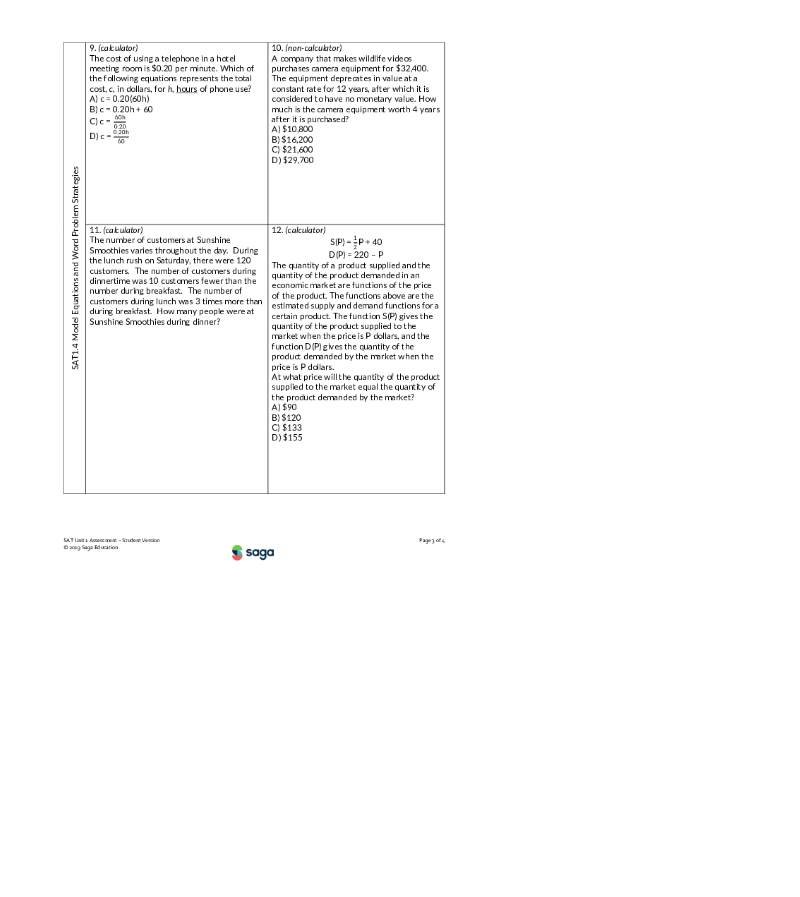
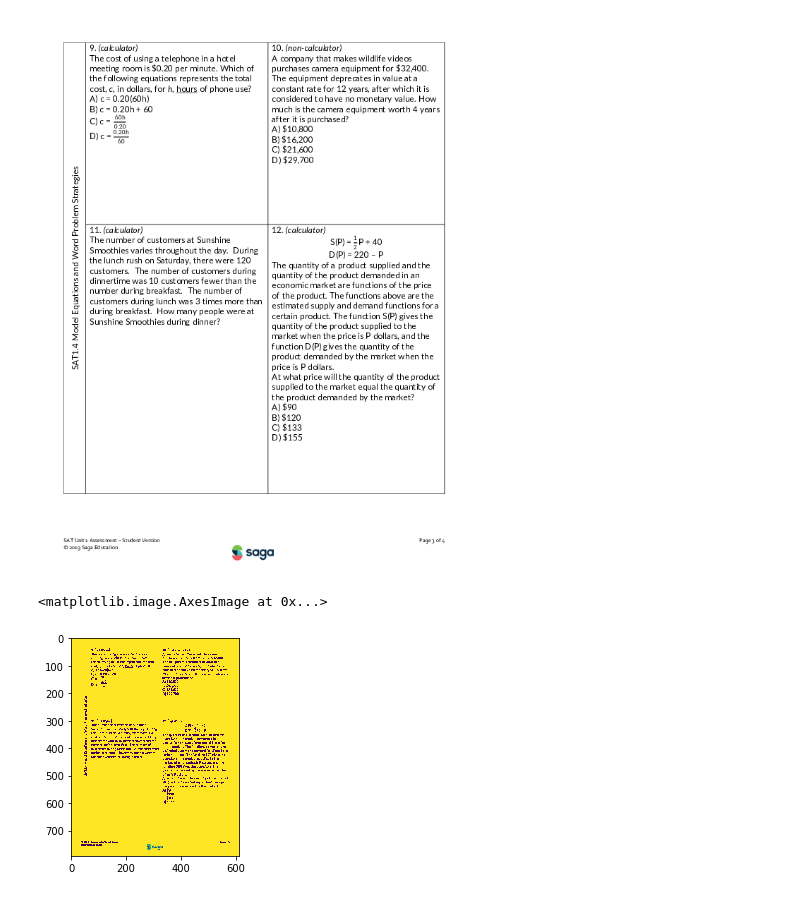
Before and after one commit to simbulus-io/mines2019, a Jupyter notebook: python/docker/notebooks/pdf-to-image.ipynb, the cells around one changed output. Cells and saved outputs as stored; diff of their text form; code cells hidden in the pictures; blank space fills up the shorter version.

```diff
--- a/python/docker/notebooks/pdf-to-image.ipynb
+++ b/python/docker/notebooks/pdf-to-image.ipynb
@@ -27,3 +27,13 @@ img = pdfutil.image_from_page(page)
 img
 # %% [output]
 [figure]
+# %%
+raw = pdfutil.nparray_from_image(img)
+gray = cv2.cvtColor(raw, cv2.COLOR_BGR2GRAY)
+
+plt.imshow(gray)
+plt.show()
+None
+# %% [output]
+<matplotlib.image.AxesImage at 0x...>
+[figure, added]
```
Also changed, not shown: 1 other file.
